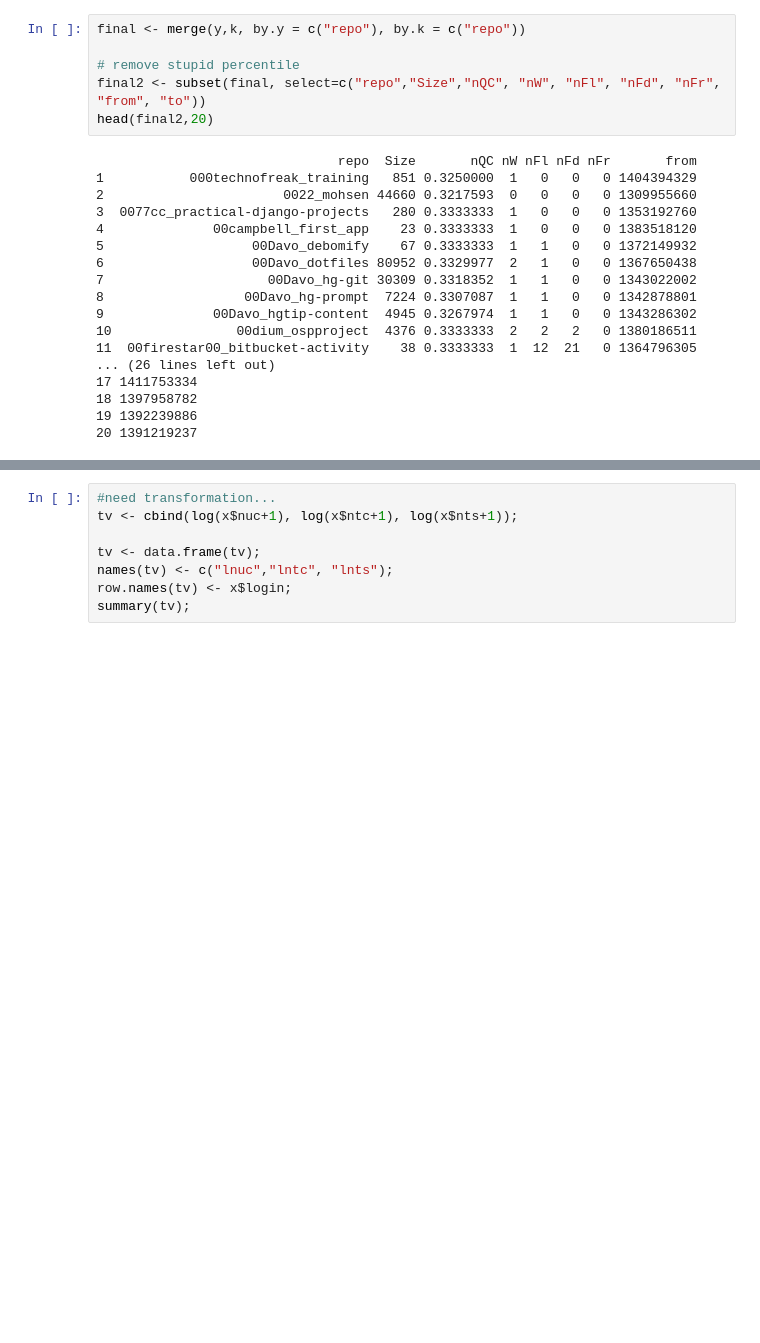
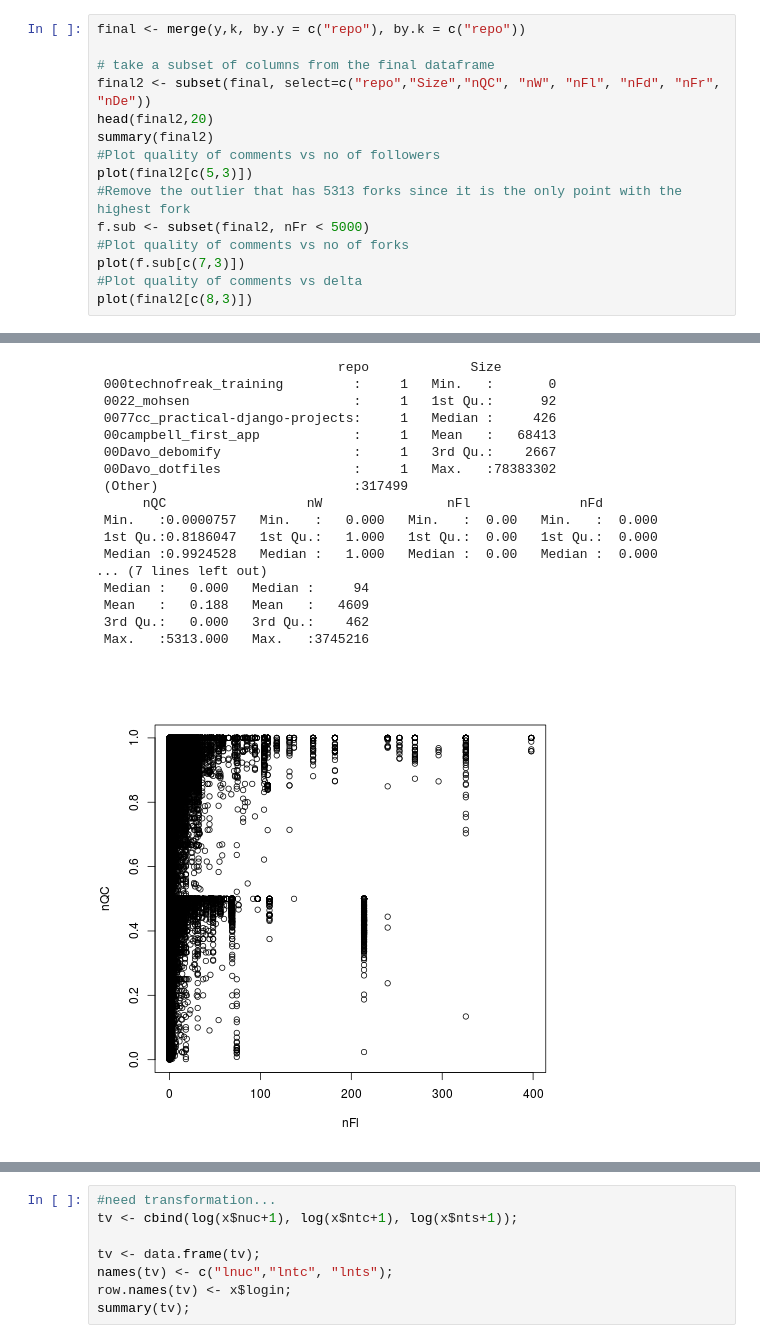
Before and after one commit to fdac/team1.2, a Jupyter notebook: Measures-R_cmt.ipynb, the cells around one changed output, grey strips where cells are left out. Cells and saved outputs as stored; diff of their text form; blank space fills up the shorter version.

Commit message:
Plots of nFl, nFr, nDe against nQC

```diff
--- a/Measures-R_cmt.ipynb
+++ b/Measures-R_cmt.ipynb
@@ -42,27 +42,19 @@ head(y);
 4  navisitecad_oig-make-files  44  44  2023 1.0000000
 5        tausendeins_softwiki  11  15   249 0.7333333
 6                 jas43_aotus 259 267 20331 0.9700375
-# %%
-final <- merge(y,k, by.y = c("repo"), by.k = c("repo"))
-
-# remove stupid percentile
-final2 <- subset(final, select=c("repo","Size","nQC", "nW", "nFl", "nFd", "nFr", "from", "to"))
-head(final2,20)
-# %% [output]
-                               repo  Size       nQC nW nFl nFd nFr       from
-1           000technofreak_training   851 0.3250000  1   0   0   0 1404394329
-2                       0022_mohsen 44660 0.3217593  0   0   0   0 1309955660
-3  0077cc_practical-django-projects   280 0.3333333  1   0   0   0 1353192760
-4              00campbell_first_app    23 0.3333333  1   0   0   0 1383518120
-5                   00Davo_debomify    67 0.3333333  1   1   0   0 1372149932
-6                   00Davo_dotfiles 80952 0.3329977  2   1   0   0 1367650438
-7                     00Davo_hg-git 30309 0.3318352  1   1   0   0 1343022002
-8                  00Davo_hg-prompt  7224 0.3307087  1   1   0   0 1342878801
-9              00Davo_hgtip-content  4945 0.3267974  1   1   0   0 1343286302
-10                00dium_ospproject  4376 0.3333333  2   2   2   0 1380186511
-11  00firestar00_bitbucket-activity    38 0.3333333  1  12  21   0 1364796305
-... (26 lines left out)
-17 1411753334
-18 1397958782
-19 1392239886
-20 1391219237
+# %%
+final <- merge(y,k, by.y = c("repo"), by.k = c("repo"))
+
+# take a subset of columns from the final dataframe
+final2 <- subset(final, select=c("repo","Size","nQC", "nW", "nFl", "nFd", "nFr", "nDe"))
+head(final2,20)
+summary(final2)
+#Plot quality of comments vs no of followers
+plot(final2[c(5,3)])
+#Remove the outlier that has 5313 forks since it is the only point with the highest fork
+f.sub <- subset(final2, nFr < 5000)
+#Plot quality of comments vs no of forks
+plot(f.sub[c(7,3)])
+#Plot quality of comments vs delta
+plot(final2[c(8,3)])
+# %% [output]
@@ -68,0 +78,18 @@ head(final2,20)
+                               repo             Size
+ 000technofreak_training         :     1   Min.   :       0
+ 0022_mohsen                     :     1   1st Qu.:      92
+ 0077cc_practical-django-projects:     1   Median :     426
+ 00campbell_first_app            :     1   Mean   :   68413
+ 00Davo_debomify                 :     1   3rd Qu.:    2667
+ 00Davo_dotfiles                 :     1   Max.   :78383302
+ (Other)                         :317499
+      nQC                  nW                nFl              nFd
+ Min.   :0.0000757   Min.   :   0.000   Min.   :  0.00   Min.   :  0.000
+ 1st Qu.:0.8186047   1st Qu.:   1.000   1st Qu.:  0.00   1st Qu.:  0.000
+ Median :0.9924528   Median :   1.000   Median :  0.00   Median :  0.000
+... (7 lines left out)
+ Median :   0.000   Median :     94
+ Mean   :   0.188   Mean   :   4609
+ 3rd Qu.:   0.000   3rd Qu.:    462
+ Max.   :5313.000   Max.   :3745216
+[figure, added]
```
Also changed, not shown: parts of 2 cells of this notebook.
